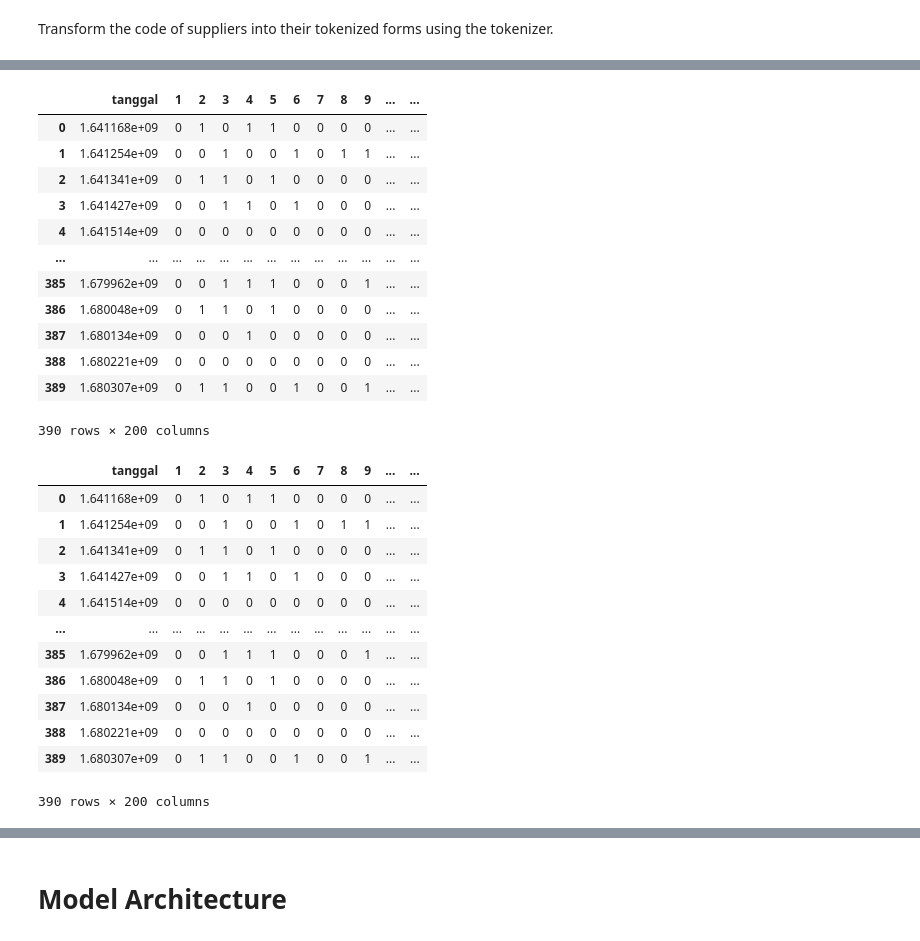
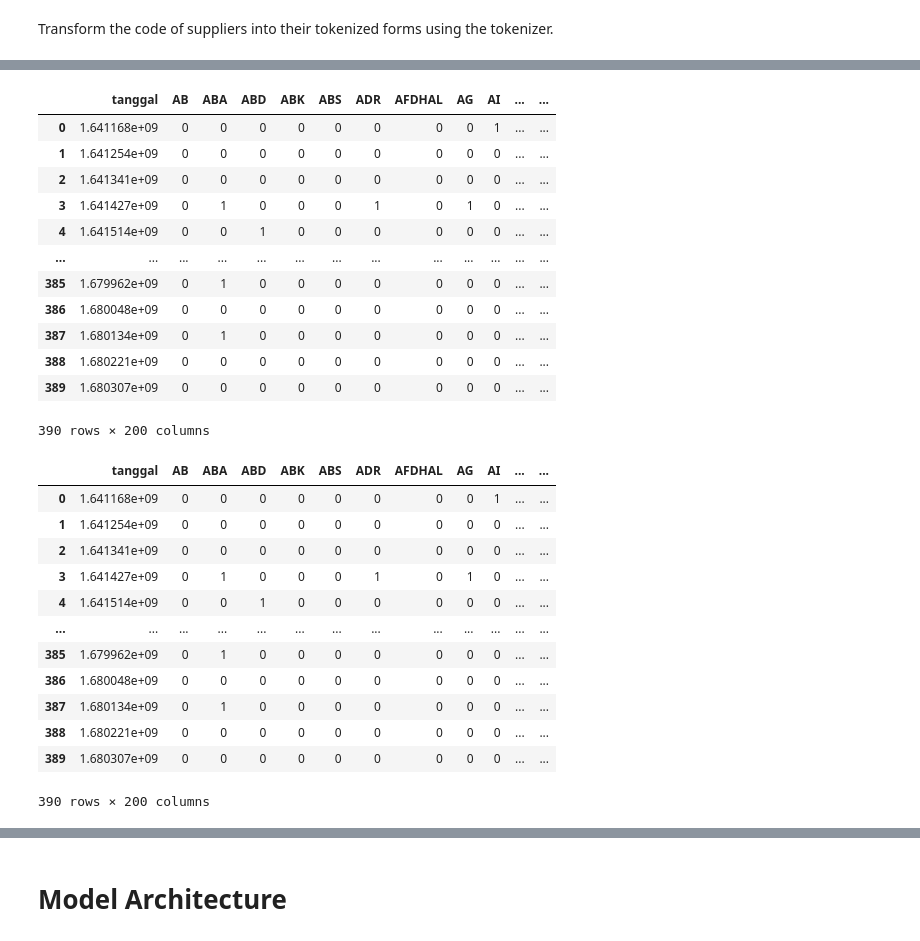
Before and after one commit to vincenta1206519/sejarah-capstone, a Jupyter notebook: ml_modeling/supplier_schedule_model.ipynb, the cells around one changed output, grey strips where cells are left out. Drawn from its saved outputs; the diff is of its cells as text; code cells hidden in the pictures.

```diff
--- a/ml_modeling/supplier_schedule_model.ipynb
+++ b/ml_modeling/supplier_schedule_model.ipynb
@@ -17,6 +17,8 @@ filepath = 'supplier_schedule.csv'#supplier schedule on local drive
 #filepath = '/content/drive/MyDrive/Documents/uni_work/Bangkit2023/capstone/supplier_schedule.csv'
 df = pd.read_csv(filepath, dtype = {'supplier':str,'tanggal':str})
 df['supplier'] = df['supplier'].str.replace(' ','')
+#remove all punctuation from the supplier names
+df['supplier'] = df['supplier'].str.replace('.','')
 # %% [markdown]
 
 # Data Transformation
@@ -49,11 +27,9 @@ print(supplier_index)
 # %%
 #multi_hot encode the suppliers based of the date and if they visited on that date or not
-df['supplier'] = np.array([i[0] for i in supplier_sequence],dtype = np.int64)
+#df['supplier'] = np.array([i[0] for i in supplier_sequence],dtype = np.int64)
 
 multi_hot = pd.get_dummies(df, columns = ['supplier'],prefix = '', prefix_sep = '')
 multi_hot = multi_hot.groupby('tanggal').sum()
-multi_hot['1'] = [0 for i in range(len(multi_hot['2']))]
-multi_hot.insert(0,'1',multi_hot.pop('1'))
 multi_hot = multi_hot.reset_index()
 multi_hot
 # %% [output]
@@ -78,38 +54,38 @@ epoch = epoch.map(lambda x: x.total_seconds())
 multi_hot['tanggal'] = epoch
 multi_hot
 # %% [output]
-|  | tanggal | 1 | 2 | 3 | 4 | 5 | 6 | 7 | 8 | 9 | ... | ... |
-| 0 | 1.641168e+09 | 0 | 1 | 0 | 1 | 1 | 0 | 0 | 0 | 0 | ... | ... |
-| 1 | 1.641254e+09 | 0 | 0 | 1 | 0 | 0 | 1 | 0 | 1 | 1 | ... | ... |
-| 2 | 1.641341e+09 | 0 | 1 | 1 | 0 | 1 | 0 | 0 | 0 | 0 | ... | ... |
-| 3 | 1.641427e+09 | 0 | 0 | 1 | 1 | 0 | 1 | 0 | 0 | 0 | ... | ... |
-| 4 | 1.641514e+09 | 0 | 0 | 0 | 0 | 0 | 0 | 0 | 0 | 0 | ... | ... |
+|  | tanggal | AB | ABA | ABD | ABK | ABS | ADR | AFDHAL | AG | AI | ... | ... |
+| 0 | 1.641168e+09 | 0 | 0 | 0 | 0 | 0 | 0 | 0 | 0 | 1 | ... | ... |
+| 1 | 1.641254e+09 | 0 | 0 | 0 | 0 | 0 | 0 | 0 | 0 | 0 | ... | ... |
+| 2 | 1.641341e+09 | 0 | 0 | 0 | 0 | 0 | 0 | 0 | 0 | 0 | ... | ... |
+| 3 | 1.641427e+09 | 0 | 1 | 0 | 0 | 0 | 1 | 0 | 1 | 0 | ... | ... |
+| 4 | 1.641514e+09 | 0 | 0 | 1 | 0 | 0 | 0 | 0 | 0 | 0 | ... | ... |
 | ... | ... | ... | ... | ... | ... | ... | ... | ... | ... | ... | ... | ... |
-| 385 | 1.679962e+09 | 0 | 0 | 1 | 1 | 1 | 0 | 0 | 0 | 1 | ... | ... |
-| 386 | 1.680048e+09 | 0 | 1 | 1 | 0 | 1 | 0 | 0 | 0 | 0 | ... | ... |
-| 387 | 1.680134e+09 | 0 | 0 | 0 | 1 | 0 | 0 | 0 | 0 | 0 | ... | ... |
+| 385 | 1.679962e+09 | 0 | 1 | 0 | 0 | 0 | 0 | 0 | 0 | 0 | ... | ... |
+| 386 | 1.680048e+09 | 0 | 0 | 0 | 0 | 0 | 0 | 0 | 0 | 0 | ... | ... |
+| 387 | 1.680134e+09 | 0 | 1 | 0 | 0 | 0 | 0 | 0 | 0 | 0 | ... | ... |
 | 388 | 1.680221e+09 | 0 | 0 | 0 | 0 | 0 | 0 | 0 | 0 | 0 | ... | ... |
-| 389 | 1.680307e+09 | 0 | 1 | 1 | 0 | 0 | 1 | 0 | 0 | 1 | ... | ... |
+| 389 | 1.680307e+09 | 0 | 0 | 0 | 0 | 0 | 0 | 0 | 0 | 0 | ... | ... |
 390 rows × 200 columns
 # %%
 #sort from multi_hot date
-multi_hot = multi_hot.sort_values('tanggal')#, ascending= False)
+multi_hot = multi_hot.sort_values('tanggal', ascending= True)
 multi_hot = multi_hot.reset_index()
 multi_hot.pop('index')
 multi_hot
 # %% [output]
-|  | tanggal | 1 | 2 | 3 | 4 | 5 | 6 | 7 | 8 | 9 | ... | ... |
-| 0 | 1.641168e+09 | 0 | 1 | 0 | 1 | 1 | 0 | 0 | 0 | 0 | ... | ... |
-| 1 | 1.641254e+09 | 0 | 0 | 1 | 0 | 0 | 1 | 0 | 1 | 1 | ... | ... |
-| 2 | 1.641341e+09 | 0 | 1 | 1 | 0 | 1 | 0 | 0 | 0 | 0 | ... | ... |
-| 3 | 1.641427e+09 | 0 | 0 | 1 | 1 | 0 | 1 | 0 | 0 | 0 | ... | ... |
-| 4 | 1.641514e+09 | 0 | 0 | 0 | 0 | 0 | 0 | 0 | 0 | 0 | ... | ... |
+|  | tanggal | AB | ABA | ABD | ABK | ABS | ADR | AFDHAL | AG | AI | ... | ... |
+| 0 | 1.641168e+09 | 0 | 0 | 0 | 0 | 0 | 0 | 0 | 0 | 1 | ... | ... |
+| 1 | 1.641254e+09 | 0 | 0 | 0 | 0 | 0 | 0 | 0 | 0 | 0 | ... | ... |
+| 2 | 1.641341e+09 | 0 | 0 | 0 | 0 | 0 | 0 | 0 | 0 | 0 | ... | ... |
+| 3 | 1.641427e+09 | 0 | 1 | 0 | 0 | 0 | 1 | 0 | 1 | 0 | ... | ... |
+| 4 | 1.641514e+09 | 0 | 0 | 1 | 0 | 0 | 0 | 0 | 0 | 0 | ... | ... |
 | ... | ... | ... | ... | ... | ... | ... | ... | ... | ... | ... | ... | ... |
-| 385 | 1.679962e+09 | 0 | 0 | 1 | 1 | 1 | 0 | 0 | 0 | 1 | ... | ... |
-| 386 | 1.680048e+09 | 0 | 1 | 1 | 0 | 1 | 0 | 0 | 0 | 0 | ... | ... |
-| 387 | 1.680134e+09 | 0 | 0 | 0 | 1 | 0 | 0 | 0 | 0 | 0 | ... | ... |
+| 385 | 1.679962e+09 | 0 | 1 | 0 | 0 | 0 | 0 | 0 | 0 | 0 | ... | ... |
+| 386 | 1.680048e+09 | 0 | 0 | 0 | 0 | 0 | 0 | 0 | 0 | 0 | ... | ... |
+| 387 | 1.680134e+09 | 0 | 1 | 0 | 0 | 0 | 0 | 0 | 0 | 0 | ... | ... |
 | 388 | 1.680221e+09 | 0 | 0 | 0 | 0 | 0 | 0 | 0 | 0 | 0 | ... | ... |
-| 389 | 1.680307e+09 | 0 | 1 | 1 | 0 | 0 | 1 | 0 | 0 | 1 | ... | ... |
+| 389 | 1.680307e+09 | 0 | 0 | 0 | 0 | 0 | 0 | 0 | 0 | 0 | ... | ... |
 390 rows × 200 columns
 # %%
 #add previous date column
```
Also changed, not shown: parts of 11 cells of this notebook.
